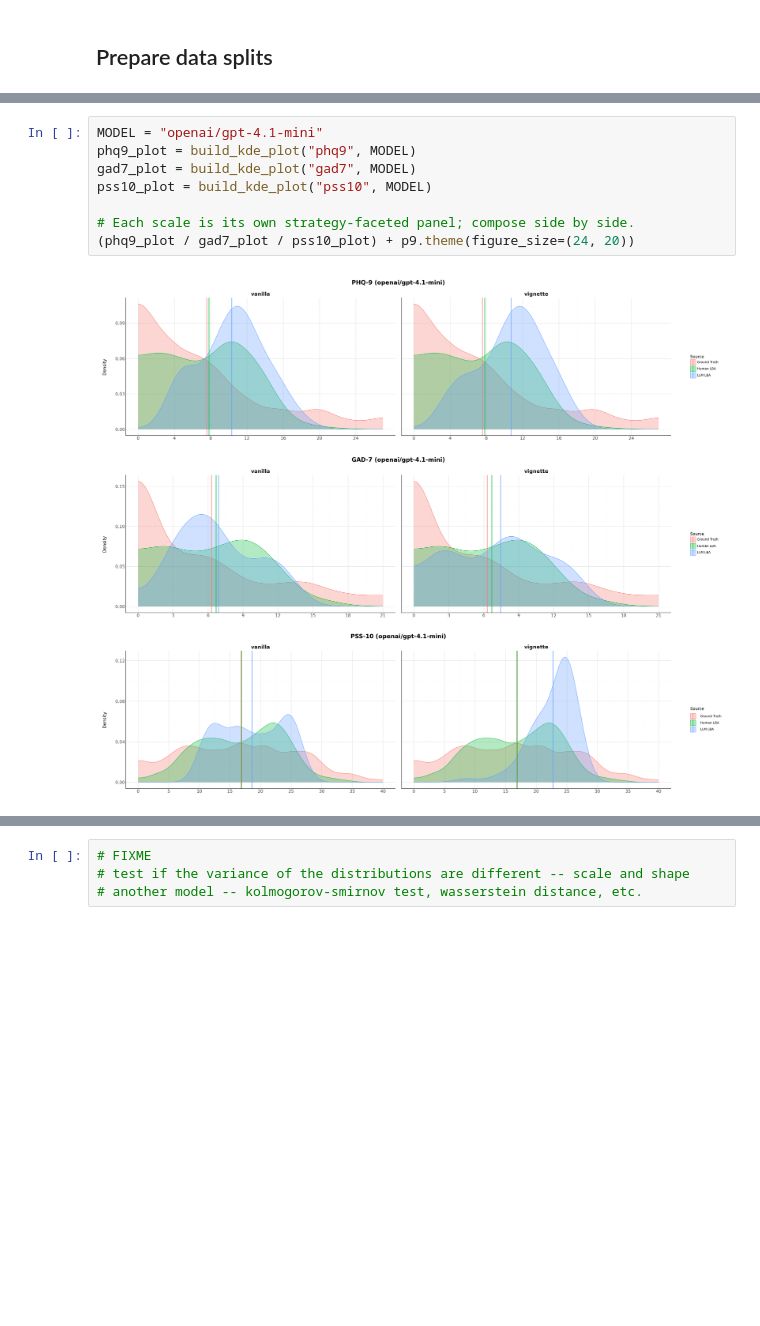
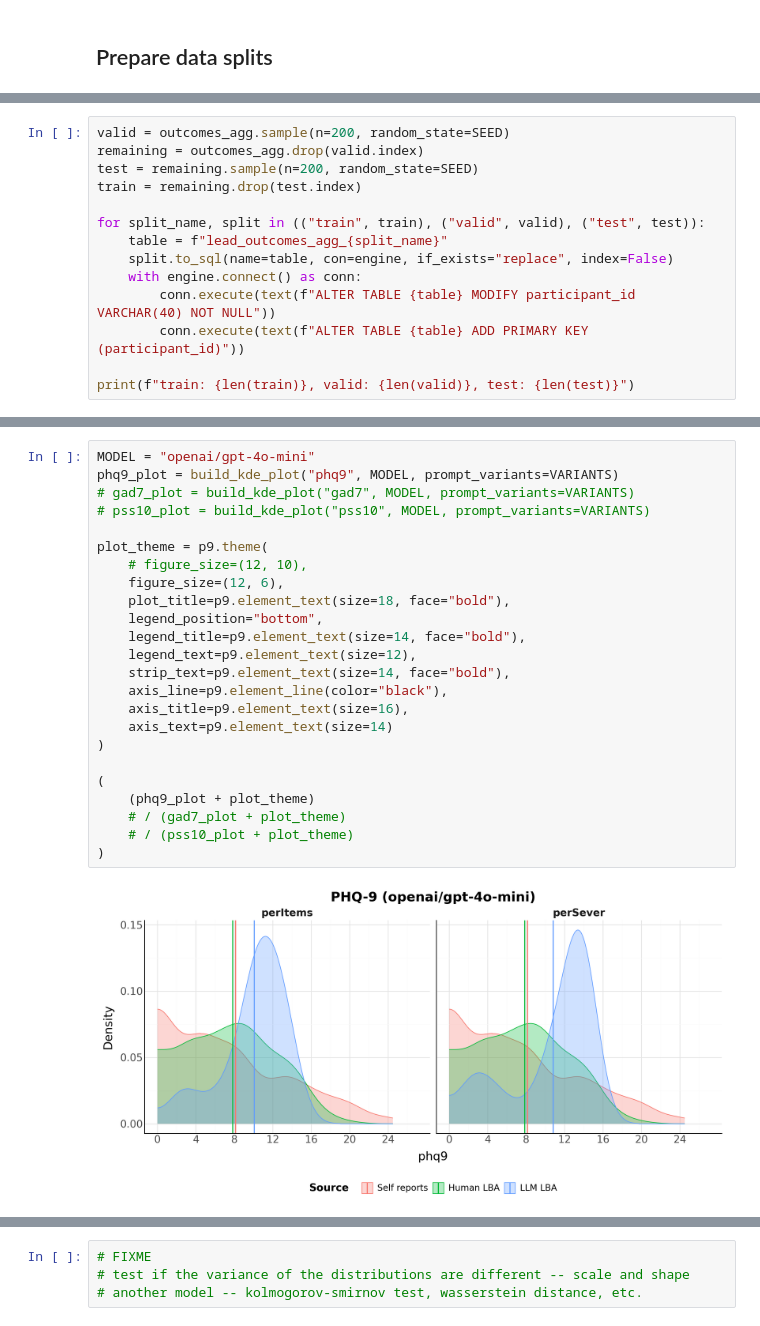
Before and after one commit to shshnk94/personallm, a Jupyter notebook: notebooks/analysis.ipynb, the cells around one changed output, grey strips where cells are left out. Saved outputs shown, nothing was run; the diff lists cells and outputs as text; blank space fills up the shorter version.

```diff
--- a/notebooks/analysis.ipynb
+++ b/notebooks/analysis.ipynb
@@ -74,0 +75,14 @@ train: 1175, valid: 392, test: 391
+# %%
+valid = outcomes_agg.sample(n=200, random_state=SEED)
+remaining = outcomes_agg.drop(valid.index)
+test = remaining.sample(n=200, random_state=SEED)
+train = remaining.drop(test.index)
+
+for split_name, split in (("train", train), ("valid", valid), ("test", test)):
+    table = f"lead_outcomes_agg_{split_name}"
+    split.to_sql(name=table, con=engine, if_exists="replace", index=False)
+    with engine.connect() as conn:
+        conn.execute(text(f"ALTER TABLE {table} MODIFY participant_id VARCHAR(40) NOT NULL"))
+        conn.execute(text(f"ALTER TABLE {table} ADD PRIMARY KEY (participant_id)"))
+
+print(f"train: {len(train)}, valid: {len(valid)}, test: {len(test)}")
@@ -445,12 +581,28 @@ def build_kde_plot(scale, model):
 
     return plot
 # %%
-MODEL = "openai/gpt-4.1-mini"
-phq9_plot = build_kde_plot("phq9", MODEL)
-gad7_plot = build_kde_plot("gad7", MODEL)
-pss10_plot = build_kde_plot("pss10", MODEL)
+MODEL = "openai/gpt-4o-mini"
+phq9_plot = build_kde_plot("phq9", MODEL, prompt_variants=VARIANTS)
+# gad7_plot = build_kde_plot("gad7", MODEL, prompt_variants=VARIANTS)
+# pss10_plot = build_kde_plot("pss10", MODEL, prompt_variants=VARIANTS)
 
-# Each scale is its own strategy-faceted panel; compose side by side.
-(phq9_plot / gad7_plot / pss10_plot) + p9.theme(figure_size=(24, 20))
+plot_theme = p9.theme(
+    # figure_size=(12, 10),
+    figure_size=(12, 6),
+    plot_title=p9.element_text(size=18, face="bold"),
+    legend_position="bottom",
+    legend_title=p9.element_text(size=14, face="bold"),
+    legend_text=p9.element_text(size=12),
+    strip_text=p9.element_text(size=14, face="bold"),
+    axis_line=p9.element_line(color="black"),
+    axis_title=p9.element_text(size=16),
+    axis_text=p9.element_text(size=14)
+)
+
+(
+    (phq9_plot + plot_theme)
+    # / (gad7_plot + plot_theme)
+    # / (pss10_plot + plot_theme)
+)
 # %% [output]
-[figure, old version]
+[figure, new version]
```
Also changed, not shown: parts of 25 cells of this notebook, 18 other files.
